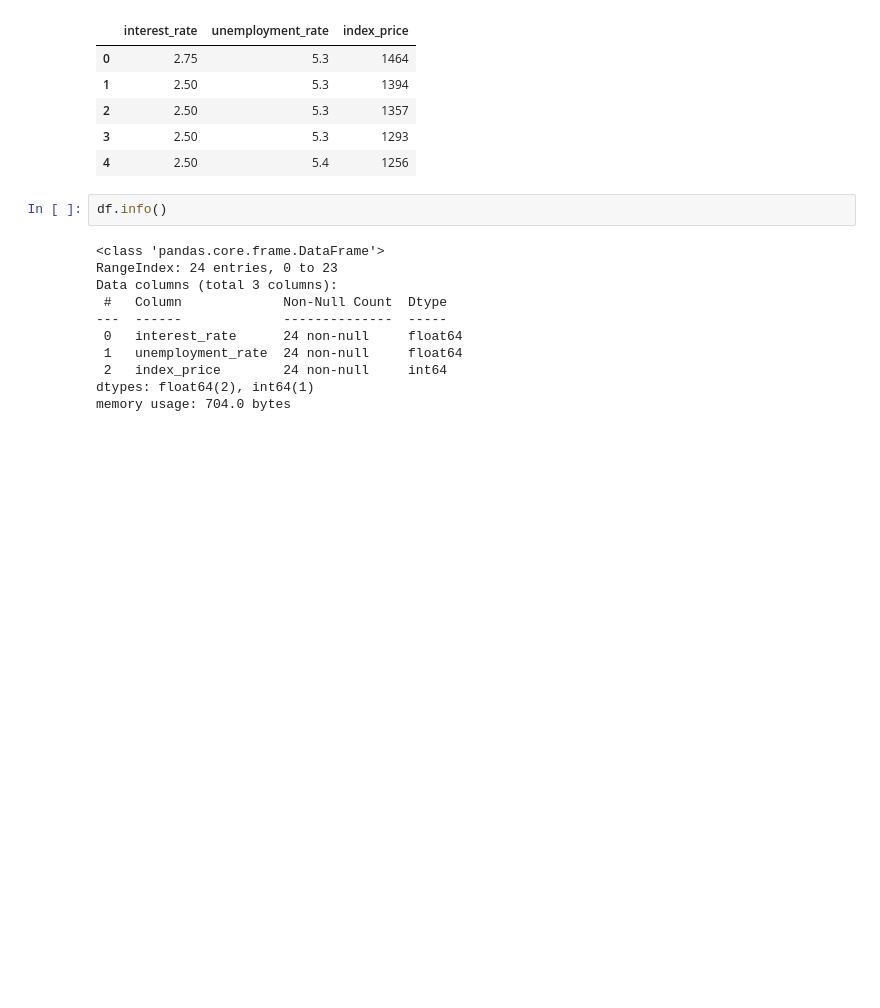
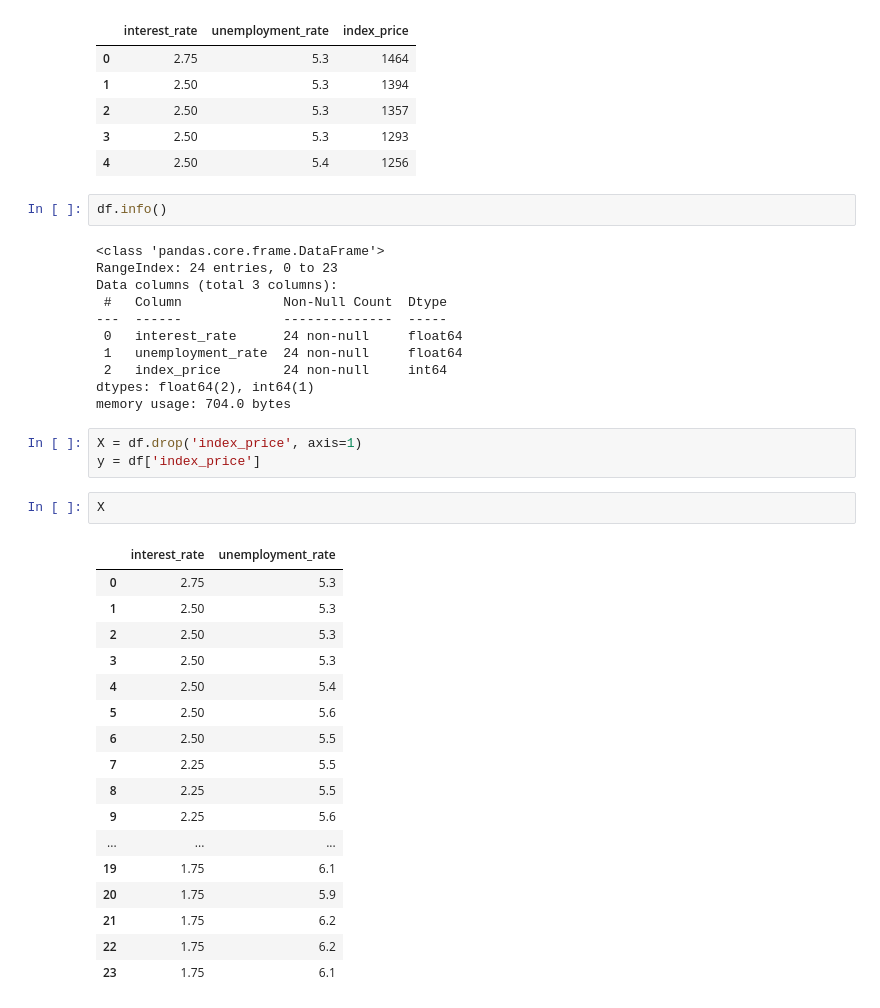
Before and after one commit to sivakrushna-works/AI-Code-Samples, a Jupyter notebook: Multiple_Linear_Regression.ipynb, the cells around one changed output. Cells and saved outputs as stored; diff of their text form; blank space fills up the shorter version.

```diff
--- a/Multiple_Linear_Regression.ipynb
+++ b/Multiple_Linear_Regression.ipynb
@@ -46,3 +46,26 @@ Data columns (total 3 columns):
  2   index_price        24 non-null     int64
 dtypes: float64(2), int64(1)
 memory usage: 704.0 bytes
+# %%
+X = df.drop('index_price', axis=1)
+y = df['index_price']
+# %%
+X
+# %% [output]
+|  | interest_rate | unemployment_rate |
+| 0 | 2.75 | 5.3 |
+| 1 | 2.50 | 5.3 |
+| 2 | 2.50 | 5.3 |
+| 3 | 2.50 | 5.3 |
+| 4 | 2.50 | 5.4 |
+| 5 | 2.50 | 5.6 |
+| 6 | 2.50 | 5.5 |
+| 7 | 2.25 | 5.5 |
+| 8 | 2.25 | 5.5 |
+| 9 | 2.25 | 5.6 |
+| ... | ... | ... |
+| 19 | 1.75 | 6.1 |
+| 20 | 1.75 | 5.9 |
+| 21 | 1.75 | 6.2 |
+| 22 | 1.75 | 6.2 |
+| 23 | 1.75 | 6.1 |
```
Also changed, not shown: parts of 14 cells of this notebook.
